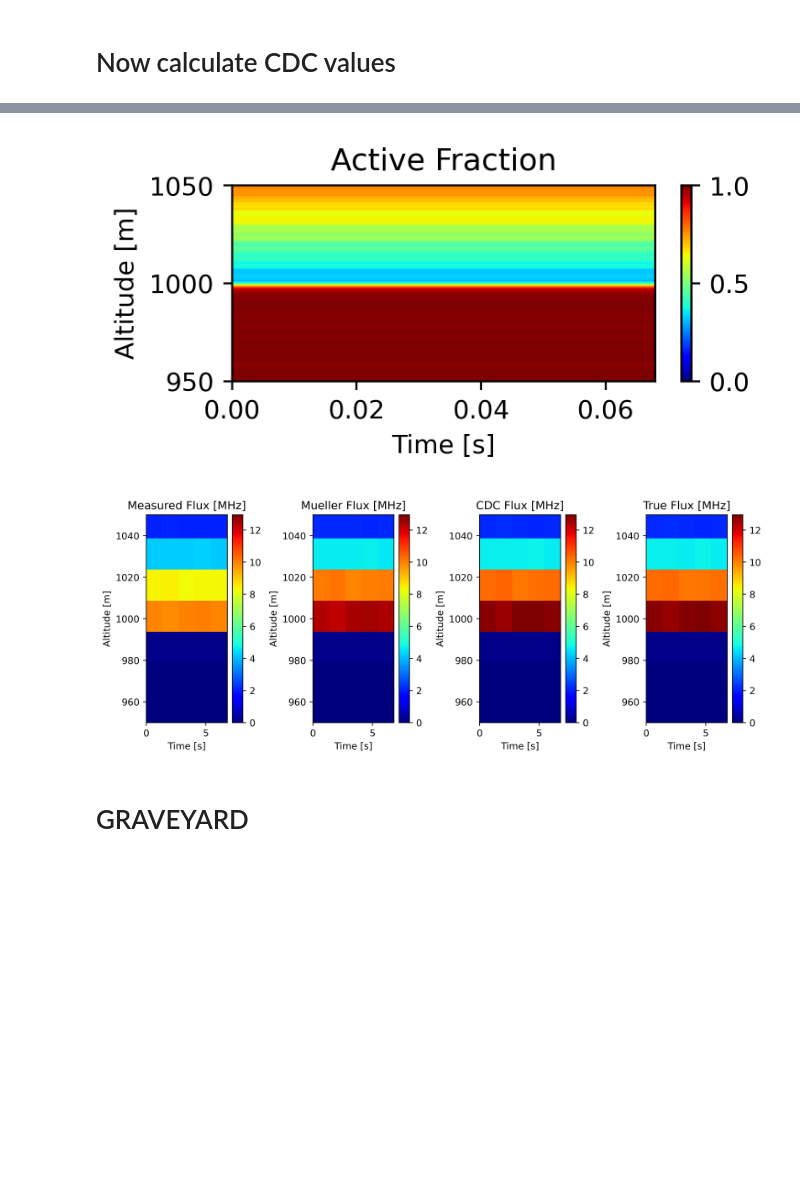
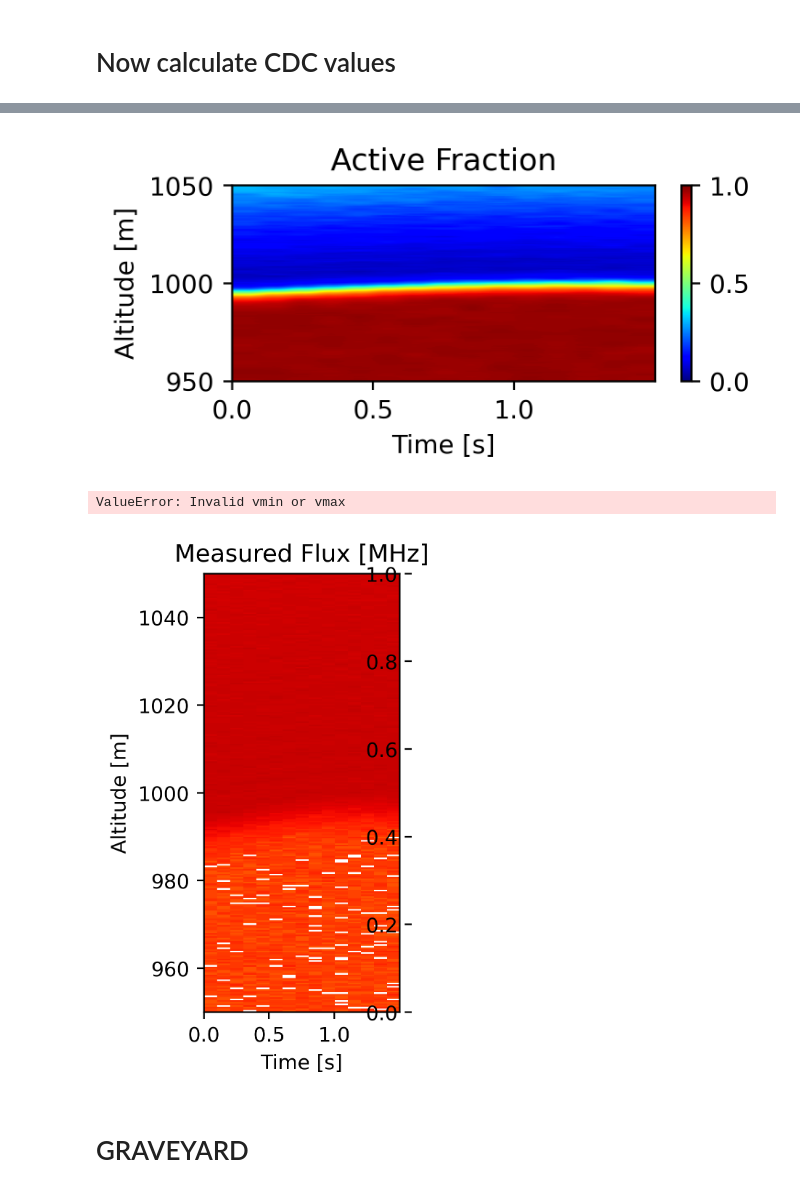
Before and after one commit to gkirchhoff32/Cloud-Measurements, a Jupyter notebook: direct_correct_clouds.ipynb, the cells around one changed output, grey strips where cells are left out. Cells and saved outputs as stored; diff of their text form; code cells hidden in the pictures; blank space fills up the shorter version.

Commit message:
tried new plots

```diff
--- a/direct_correct_clouds.ipynb
+++ b/direct_correct_clouds.ipynb
@@ -38,7 +38,8 @@ home = str(Path.home())
 load_dir = os.path.join(home, 'OneDrive - UCB-O365', 'ARSENL', 'Experiments', 'Cloud Measurements', 'Sims', 'saved_sims')
 # load_dir = home + r'\OneDrive - UCB-O365\ARSENL\Experiments\Digitization Tests\Sims\saved_sims'
 
-fname = r'simnum_12_amp_1.03E+09_nshot1.47E+04_useHGTrue_T0.95.nc'
+# fname = r'simnum_12_amp_1.03E+09_nshot1.47E+04_useHGTrue_T0.95.nc'
+fname = r'simnum_9_nshot2.20E+04_useHGTrue_T0.95.nc'
 
 ds = xr.open_dataset(os.path.join(load_dir, fname))
 
@@ -175,7 +176,7 @@ dsamp = 10
 intgrl_N = int(len(t_sim_bins)/dsamp)  # number of bins in integral. I usually set this to the number of bins in the histogram for consistency
 deadtime = tD  # [s]
 
-shot_avg = int(14700)
+shot_avg = int(1470)
 exclude_shots = True
 
 # Check that shot average is divisible by the number of shots
@@ -284,4 +299,4 @@ plt.colorbar(im)
 plt.tight_layout()
 plt.show()
 # %% [output]
-[figure, old version]
+[figure, new version]
@@ -291,44 +308,45 @@ cmax_phot = np.max(curtain_truth_flux)
 fig = plt.figure(figsize=(10,4), dpi=400)
 
 ax = fig.add_subplot(141)
-im = ax.imshow(cnts_curtain/1e6, aspect='auto', extent=[0/f_L, (Nshot-1)/f_L, np.min(centers), np.max(centers)], cmap='jet')
+im = ax.imshow(cnts_curtain/1e6, aspect='auto', extent=[0/f_L, (Nshot-1)/f_L, np.min(centers), np.max(centers)], cmap='jet', norm=LogNorm(vmin=0.01, vmax=500))
 im.set_clim(0, cmax_phot/1e6)
 ax.set_title('Measured Flux [MHz]')
 ax.set_xlabel('Time [s]')
 ax.set_ylabel('Altitude [m]')
 ax.set_ylim([950, 1050])
 plt.colorbar(im)
 
 ax = fig.add_subplot(142)
-im = ax.imshow(muller_curtain/1e6, aspect='auto', extent=[0/f_L, (Nshot-1)/f_L, np.min(centers), np.max(centers)], cmap='jet')
+im = ax.imshow(muller_curtain/1e6, aspect='auto', extent=[0/f_L, (Nshot-1)/f_L, np.min(centers), np.max(centers)], cmap='jet', norm=LogNorm())
 im.set_clim(0, cmax_phot/1e6)
 ax.set_title('Mueller Flux [MHz]')
 ax.set_xlabel('Time [s]')
 ax.set_ylabel('Altitude [m]')
 ax.set_ylim([950, 1050])
 plt.colorbar(im)
 
 ax = fig.add_subplot(143)
-im = ax.imshow(cdc_curtain/1e6, aspect='auto', extent=[0/f_L, (Nshot-1)/f_L, np.min(centers), np.max(centers)], cmap='jet')
+im = ax.imshow(cdc_curtain/1e6, aspect='auto', extent=[0/f_L, (Nshot-1)/f_L, np.min(centers), np.max(centers)], cmap='jet', norm=LogNorm())
 im.set_clim(0, cmax_phot/1e6)
 ax.set_title('CDC Flux [MHz]')
 ax.set_xlabel('Time [s]')
 ax.set_ylabel('Altitude [m]')
 ax.set_ylim([950, 1050])
 plt.colorbar(im)
 
 ax = fig.add_subplot(144)
-im = ax.imshow(curtain_truth_flux/1e6, aspect='auto', extent=[0/f_L, (Nshot-1)/f_L, np.min(centers), np.max(centers)], cmap='jet')
+im = ax.imshow(curtain_truth_flux/1e6, aspect='auto', extent=[0/f_L, (Nshot-1)/f_L, np.min(centers), np.max(centers)], cmap='jet', norm=LogNorm())
 im.set_clim(0, cmax_phot/1e6)
 ax.set_title('True Flux [MHz]')
 ax.set_xlabel('Time [s]')
 ax.set_ylabel('Altitude [m]')
 ax.set_ylim([950, 1050])
 plt.colorbar(im)
 plt.tight_layout()
 plt.show()
 # %% [output]
+ValueError: Invalid vmin or vmax
-[figure, old version]
+[figure, new version]
 # %% [markdown]
 # GRAVEYARD
 # %%
```
Also changed, not shown: parts of 7 cells of this notebook.
